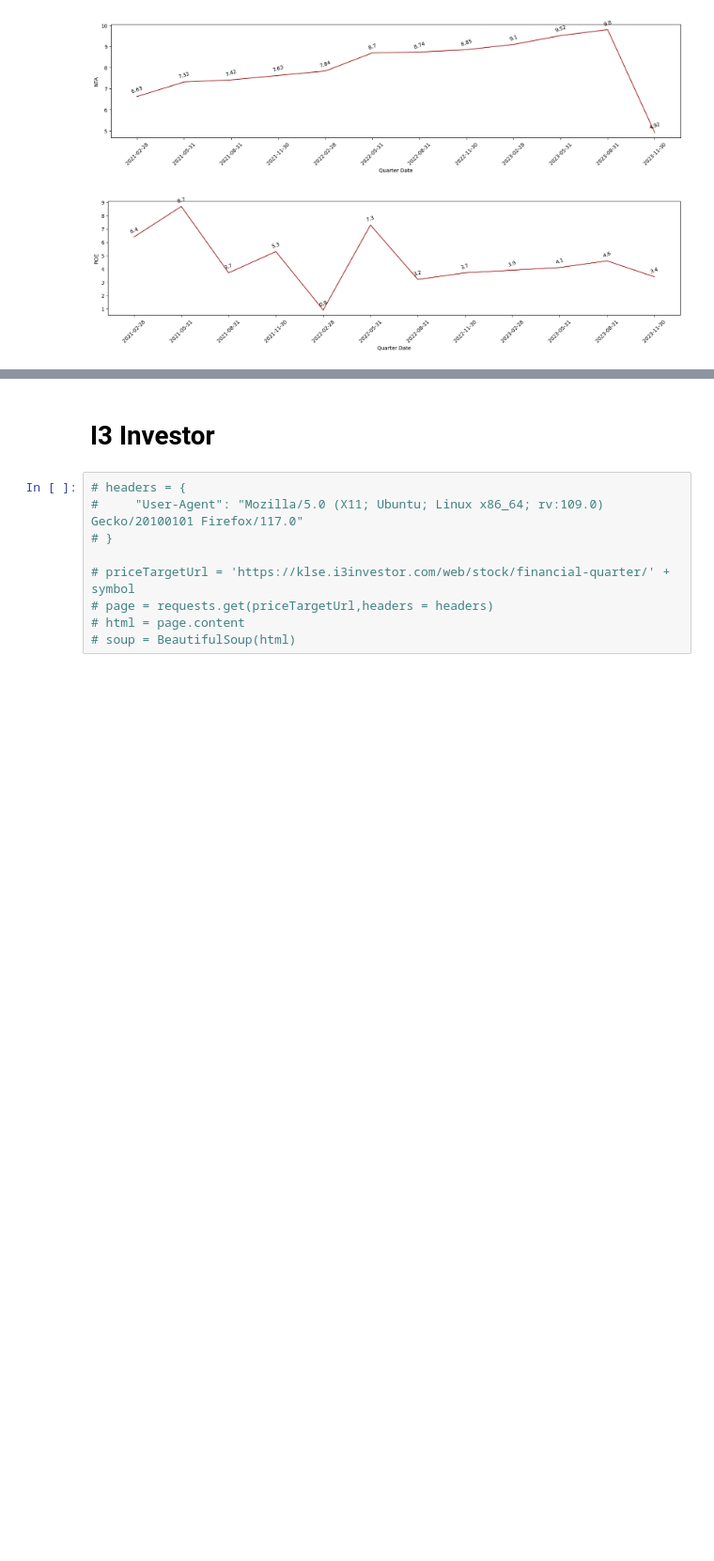
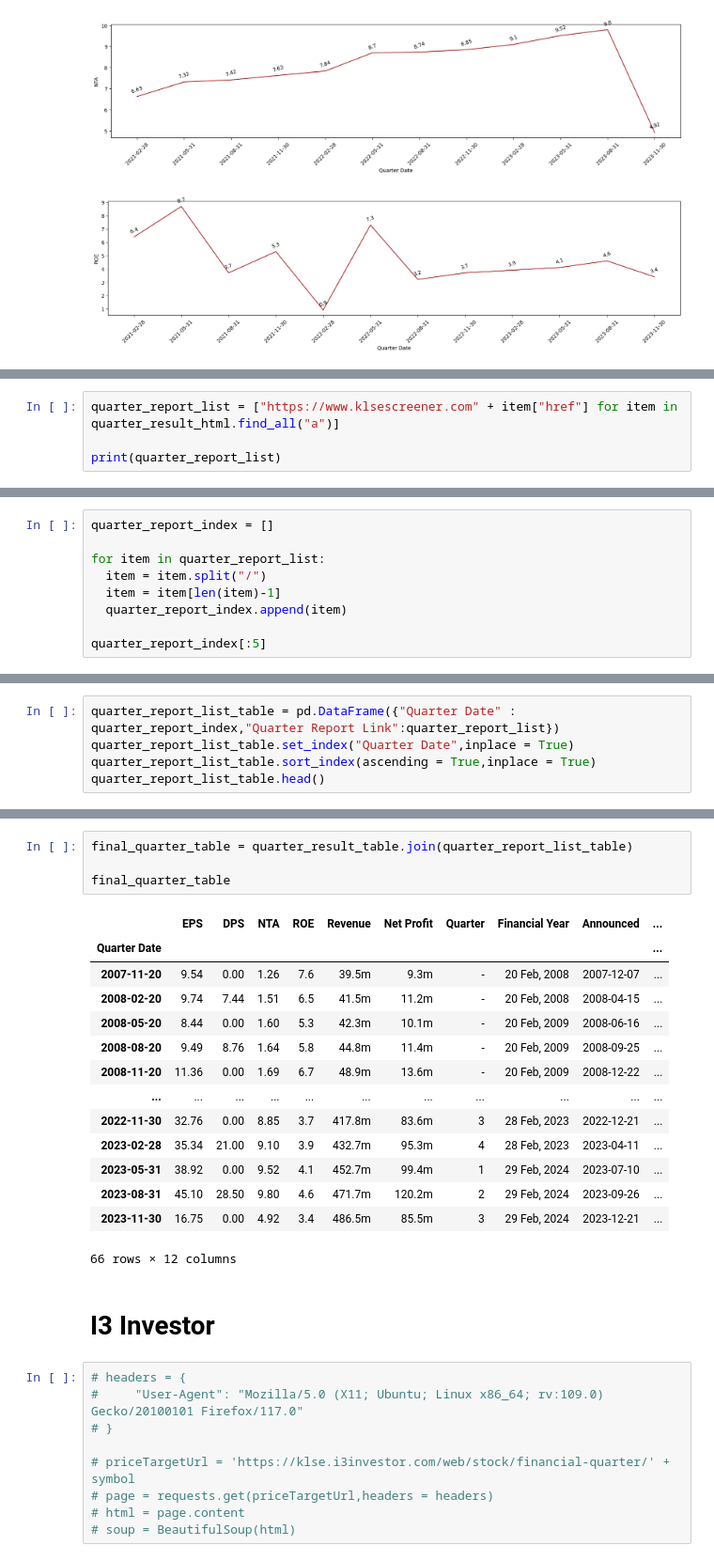
Before and after one commit to yeesem/Web-Scraping, a Jupyter notebook: Web_Scraping_KLSE_SCREENER.ipynb, the cells around one changed output, grey strips where cells are left out. Shown at 94% size. Drawn from its saved outputs; the diff is of its cells as text; blank space fills up the shorter version.

```diff
--- a/Web_Scraping_KLSE_SCREENER.ipynb
+++ b/Web_Scraping_KLSE_SCREENER.ipynb
@@ -1387,0 +1390,4 @@ plot_line_chart(quarter_result_table[-12:])
+# %%
+quarter_report_list = ["https://www.klsescreener.com" + item["href"] for item in quarter_result_html.find_all("a")]
+
+print(quarter_report_list)
@@ -1387,0 +1396,9 @@ plot_line_chart(quarter_result_table[-12:])
+# %%
+quarter_report_index = []
+
+for item in quarter_report_list:
+  item = item.split("/")
+  item = item[len(item)-1]
+  quarter_report_index.append(item)
+
+quarter_report_index[:5]
@@ -1387,0 +1411,5 @@ plot_line_chart(quarter_result_table[-12:])
+# %%
+quarter_report_list_table = pd.DataFrame({"Quarter Date" : quarter_report_index,"Quarter Report Link":quarter_report_list})
+quarter_report_list_table.set_index("Quarter Date",inplace = True)
+quarter_report_list_table.sort_index(ascending = True,inplace = True)
+quarter_report_list_table.head()
@@ -1388,3 +1452,22 @@ plot_line_chart(quarter_result_table[-12:])
+# %%
+final_quarter_table = quarter_result_table.join(quarter_report_list_table)
+
+final_quarter_table
+# %% [output]
+|  | EPS | DPS | NTA | ROE | Revenue | Net Profit | Quarter | Financial Year | Announced | ... |
+| Quarter Date |  |  |  |  |  |  |  |  |  | ... |
+| 2007-11-20 | 9.54 | 0.00 | 1.26 | 7.6 | 39.5m | 9.3m | - | 20 Feb, 2008 | 2007-12-07 | ... |
+| 2008-02-20 | 9.74 | 7.44 | 1.51 | 6.5 | 41.5m | 11.2m | - | 20 Feb, 2008 | 2008-04-15 | ... |
+| 2008-05-20 | 8.44 | 0.00 | 1.60 | 5.3 | 42.3m | 10.1m | - | 20 Feb, 2009 | 2008-06-16 | ... |
+| 2008-08-20 | 9.49 | 8.76 | 1.64 | 5.8 | 44.8m | 11.4m | - | 20 Feb, 2009 | 2008-09-25 | ... |
+| 2008-11-20 | 11.36 | 0.00 | 1.69 | 6.7 | 48.9m | 13.6m | - | 20 Feb, 2009 | 2008-12-22 | ... |
+| ... | ... | ... | ... | ... | ... | ... | ... | ... | ... | ... |
+| 2022-11-30 | 32.76 | 0.00 | 8.85 | 3.7 | 417.8m | 83.6m | 3 | 28 Feb, 2023 | 2022-12-21 | ... |
+| 2023-02-28 | 35.34 | 21.00 | 9.10 | 3.9 | 432.7m | 95.3m | 4 | 28 Feb, 2023 | 2023-04-11 | ... |
+| 2023-05-31 | 38.92 | 0.00 | 9.52 | 4.1 | 452.7m | 99.4m | 1 | 29 Feb, 2024 | 2023-07-10 | ... |
+| 2023-08-31 | 45.10 | 28.50 | 9.80 | 4.6 | 471.7m | 120.2m | 2 | 29 Feb, 2024 | 2023-09-26 | ... |
+| 2023-11-30 | 16.75 | 0.00 | 4.92 | 3.4 | 486.5m | 85.5m | 3 | 29 Feb, 2024 | 2023-12-21 | ... |
+66 rows × 12 columns
 # %% [markdown]
 # **I3 Investor**
 # %%
```
Also changed, not shown: parts of 7 cells of this notebook.
